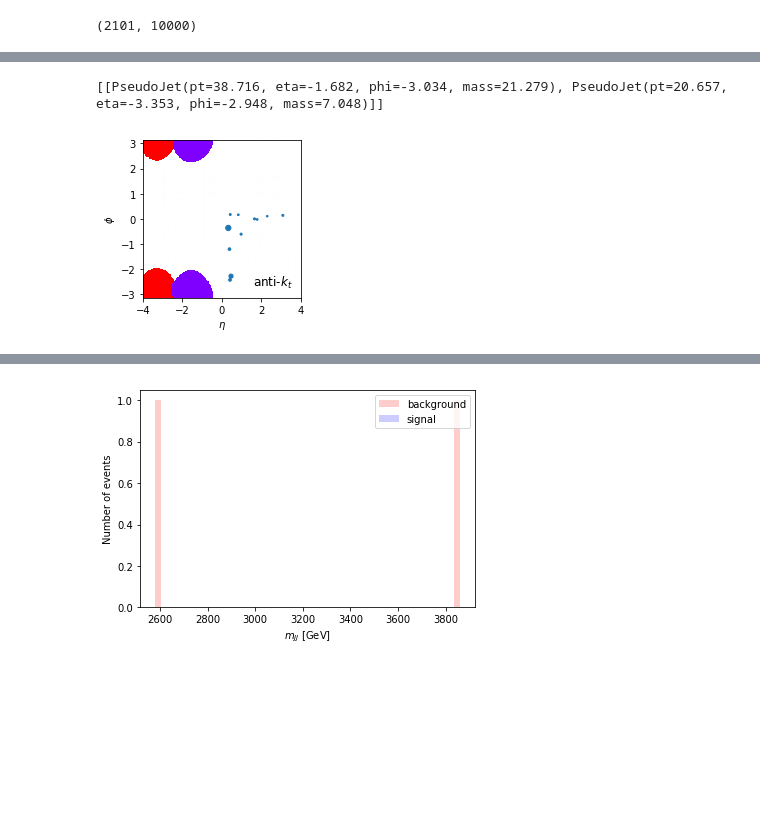
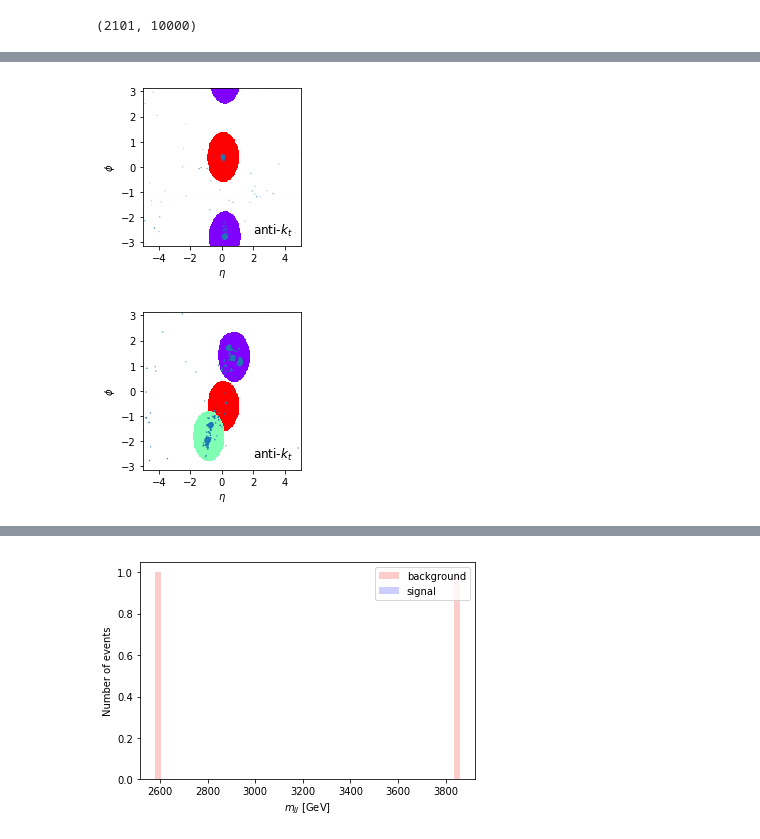
Before and after one commit to maxxrichard/LHCOlympics2020, a Jupyter notebook: notebook/LHCOlympics2020_pyjetexample.ipynb, the cells around one changed output, grey strips where cells are left out. Saved outputs shown, nothing was run; the diff lists cells and outputs as text; code cells hidden in the pictures; blank space fills up the shorter version.

```diff
--- a/notebook/LHCOlympics2020_pyjetexample.ipynb
+++ b/notebook/LHCOlympics2020_pyjetexample.ipynb
@@ -160,7 +151,3 @@ def getJet(alljets, index):
-# %%
-print(all_largeRjets['background'])
-# %% [output]
-[[PseudoJet(pt=38.716, eta=-1.682, phi=-3.034, mass=21.279), PseudoJet(pt=20.657, eta=-3.353, phi=-2.948, mass=7.048)]]
 # %%
 from matplotlib.pyplot import cm
 from matplotlib.colors import LinearSegmentedColormap
@@ -182,35 +169,35 @@ def plot_jet_area(all_hadrons_ghost = all_hadrons_ghost, all_largeRjets_ghost =
         constit = jet.constituents_array()
         jetarea, _, _ = np.histogram2d(constit['eta'], constit['phi'],
                                        bins=(eta_edges, phi_edges))
         area += (jetarea > 0) * (ijet + 1)
 
     # plot all areas
     ax.imshow(np.ma.masked_where(area == 0, area).T, cmap=cmap,
               extent=extent, aspect=(eta_max - eta_min) / (2*np.pi),
               interpolation='none', origin='lower')
 
     # overlay original event
     particles = all_hadrons_ghost[mytype][ievt]
 #     print('particles', len(particles), particles['eta'], particles['phi'])
 #     print('event',len(event))
     ax.scatter(particles['eta'], particles['phi'], s=30 * particles['pT'] / particles['pT'].max())
     ax.set_xlim(extent[:2])
     ax.set_ylim(extent[2:])
     ax.set_ylabel(r'$\phi$')
     ax.set_xlabel(r'$\eta$')
 
     ax.text(0.95, 0.05, r'anti-$k_t$',
         verticalalignment='bottom', horizontalalignment='right',
         transform=ax.transAxes,
         fontsize=12)
 
     fig.subplots_adjust(hspace=0)
     plt.setp([a.get_yticklabels() for a in fig.axes[1:]], visible=False)
     fig.tight_layout()
 
-# print(len(all_hadrons_ghost['background'][0]), len(all_largeRjets_ghost['background'][0]), len(constituents_array))
-# print(len(all_hadrons['background'][0]), len(all_largeRjets['background'][0]))
-plot_jet_area(all_hadrons_ghost = all_hadrons_ghost, all_largeRjets_ghost = all_largeRjets_ghost, mytype = 'background', ievt = 0)
-# plot_jet_area(all_hadrons_ghost = all_hadrons, all_largeRjets_ghost = all_largeRjets, mytype = 'background', ievt = 0)
+for mytype in ['background','signal']:
+    for ievt in range(len(all_largeRjets_ghost[mytype])):
+        plot_jet_area(all_hadrons_ghost = all_hadrons_ghost, all_largeRjets_ghost = all_largeRjets_ghost, mytype = mytype, ievt = ievt)
 # %% [output]
-[figure, old version]
+[figure, new version]
+[figure, added]
```
Also changed, not shown: parts of 5 cells of this notebook.
